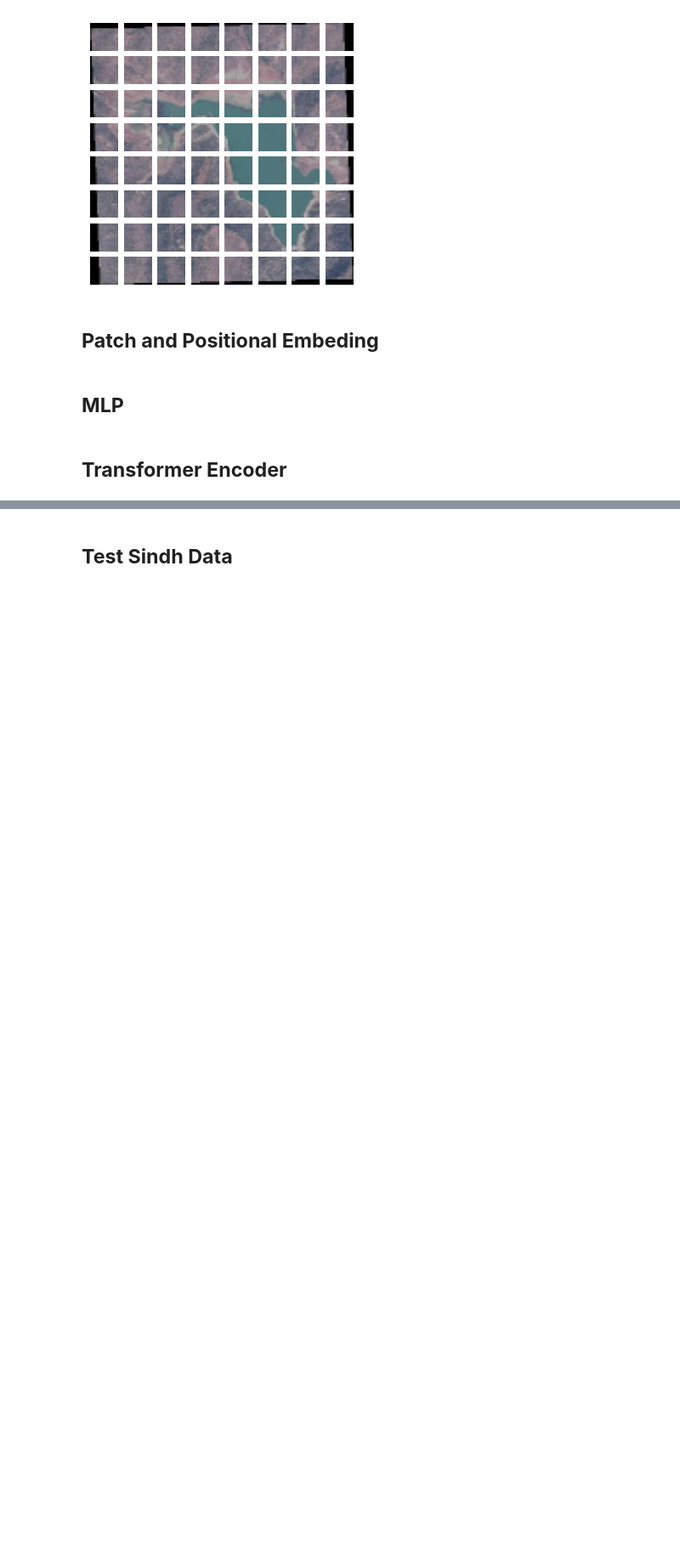
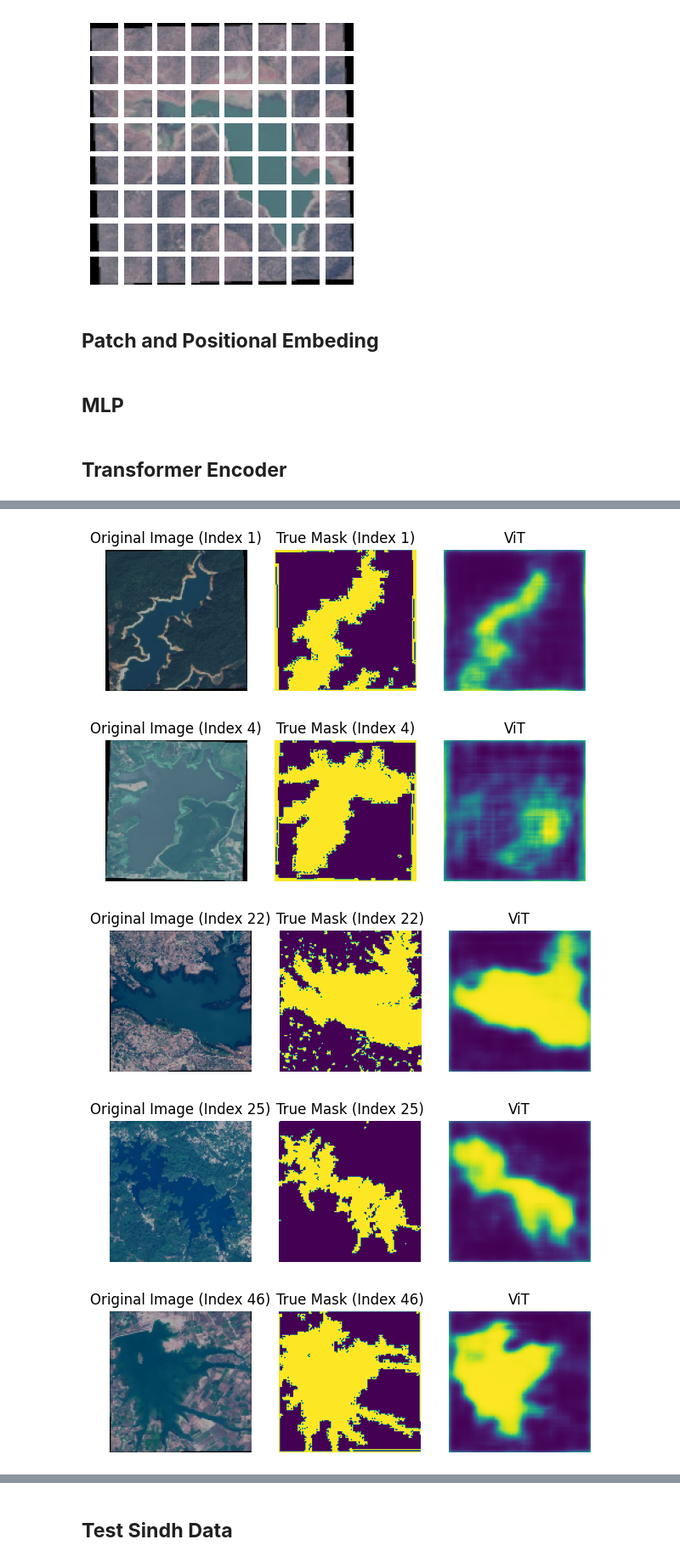
Before and after one commit to kawish14/Thesis, a Jupyter notebook: water-body-segmentation-thesis.ipynb, the cells around one changed output, grey strips where cells are left out. Shown at 85% size. Drawn from its saved outputs; the diff is of its cells as text; code cells hidden in the pictures; blank space fills up the shorter version.

```diff
--- a/water-body-segmentation-thesis.ipynb
+++ b/water-body-segmentation-thesis.ipynb
@@ -454,7 +434,7 @@ config["image_size"] = 128
 config["num_channels"] = 3
 config["patch_size"] = 16
 config["num_patches"] = (config["image_size"]**2) // (config["patch_size"]**2) # 128x128/16x16 = 64
-config["flat_patches_shape"] = (config["num_patches"], config["patch_size"],hp["patch_size"],config["num_channels"]) # 113 x 113 x 113 x 3
+config["flat_patches_shape"] = (config["num_patches"], config["patch_size"],config["patch_size"],config["num_channels"]) # 113 x 113 x 113 x 3
 config["input_shape"] = (config["num_patches"], config["patch_size"]*config["patch_size"]*config["num_channels"]) # 113 patches, 768 elements each
 config["classes"] = ["water","no water" ]
 
@@ -801,0 +750,3 @@ KeyError: 'Exception encountered when calling Functional.call().\n\n\x1b[1m13518
+# %%
+#unet_att_masks = unet_att.predict(X_test)
+vit_masks = vit_trained_model.predict(X_test_patches)
@@ -801,0 +755,29 @@ KeyError: 'Exception encountered when calling Functional.call().\n\n\x1b[1m13518
+# %%
+selected_indices = [1, 4, 22, 25, 46, 95] # 31
+for i in selected_indices:
+    # Create a figure with 6 subplots
+    plt.figure(figsize=(15, 5))
+
+    # Original image
+    plt.subplot(1, 6, 1)
+    plt.imshow(X_test[i].squeeze())
+    plt.title(f"Original Image (Index {i})")
+    plt.axis('off')
+
+    # True mask
+    plt.subplot(1, 6, 2)
+    plt.imshow(y_test[i].squeeze(), cmap='viridis')
+    plt.title(f'True Mask (Index {i})')
+    plt.axis('off')
+
+    # Predicted mask - U-Net
+    plt.subplot(1, 6, 3)
+    plt.imshow(vit_masks[i].squeeze(), cmap='viridis') # 'viridis', 'plasma', 'magma'
+    plt.title(f'ViT')
+    plt.axis('off')
+# %% [output]
+[figure, added]
+[figure, added]
+[figure, added]
+[figure, added]
+[figure, added]
```
Also changed, not shown: parts of 31 cells of this notebook.
